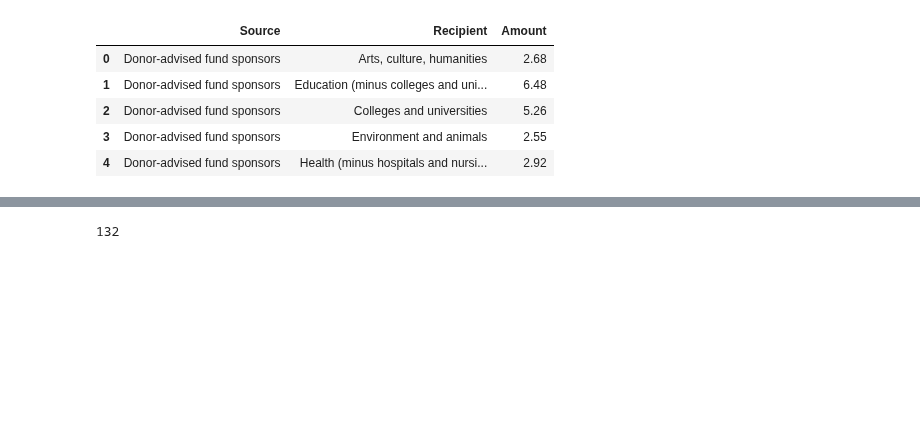
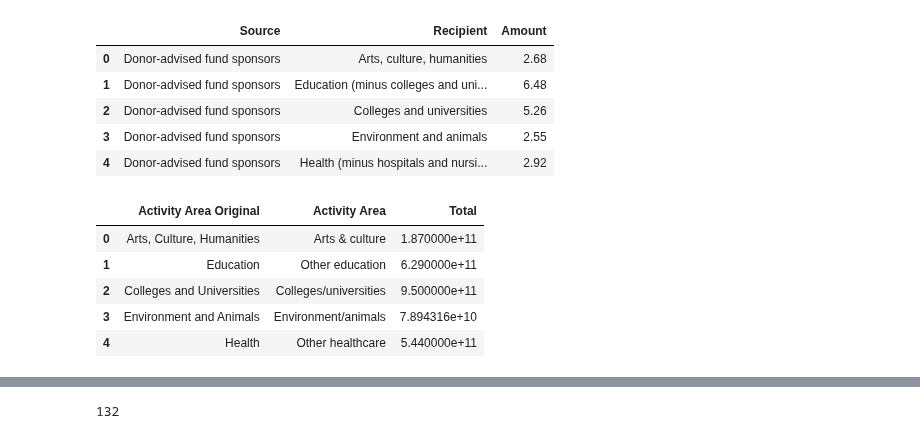
Before and after one commit to HFAwesomeCharts/MCNNonprofitEconomy, a Jupyter notebook: notebooks/MCN_NP_Economy_Figures.ipynb, the cells around one changed output, grey strips where cells are left out. Saved outputs shown, nothing was run; the diff lists cells and outputs as text; code cells hidden in the pictures; blank space fills up the shorter version.

```diff
--- a/notebooks/MCN_NP_Economy_Figures.ipynb
+++ b/notebooks/MCN_NP_Economy_Figures.ipynb
@@ -67,3 +205,15 @@ edge_raw_df.head()
 | 2 | Donor-advised fund sponsors | Colleges and universities | 5.26 |
 | 3 | Donor-advised fund sponsors | Environment and animals | 2.55 |
 | 4 | Donor-advised fund sponsors | Health (minus hospitals and nursi... | 2.92 |
+# %%
+# Load nonprofit economy asset bar graph data
+
+asset_raw_df = pd.read_csv(asset_path)
+asset_raw_df.head()
+# %% [output]
+|  | Activity Area Original | Activity Area | Total |
+| 0 | Arts, Culture, Humanities | Arts & culture | 1.870000e+11 |
+| 1 | Education | Other education | 6.290000e+11 |
+| 2 | Colleges and Universities | Colleges/universities | 9.500000e+11 |
+| 3 | Environment and Animals | Environment/animals | 7.894316e+10 |
+| 4 | Health | Other healthcare | 5.440000e+11 |
```
Also changed, not shown: parts of 20 cells of this notebook, 10 other files.
